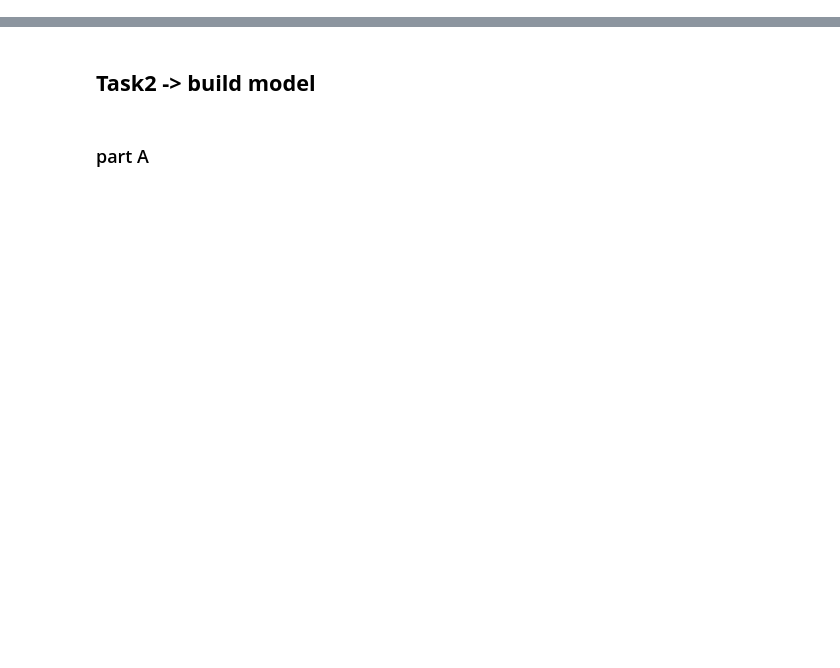
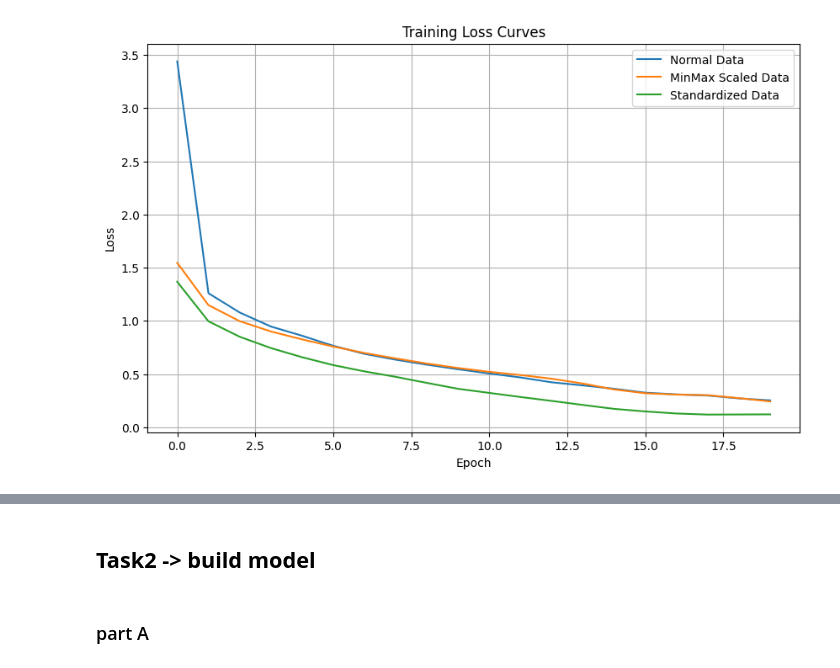
Before and after one commit to Ayman-Ewas/Supervised-Assignment-2-CNN-, a Jupyter notebook: 20230081_20230717_2023_CNN_Assignment.ipynb, the cells around one changed output, grey strips where cells are left out. Cells and saved outputs as stored; diff of their text form; code cells hidden in the pictures; blank space fills up the shorter version.

```diff
--- a/20230081_20230717_2023_CNN_Assignment.ipynb
+++ b/20230081_20230717_2023_CNN_Assignment.ipynb
@@ -87,0 +127,17 @@ def plot_curves(histories, labels, metric='val_accuracy', title='', ylabel=''):
+# %%
+# Standrdiaztion
+from sklearn.preprocessing import StandardScaler
+standard = StandardScaler()
+
+x_train_standard = standard.fit_transform(x_train.reshape(-1, 32*32*3))
+x_val_standard = standard.transform(x_val.reshape(-1, 32*32*3))
+x_test_standard = standard.transform(x_test.reshape(-1, 32*32*3))
+
+# Reshaping
+x_train_standard = x_train_standard.reshape(-1, 32, 32, 3)
+x_val_standard = x_val_standard.reshape(-1, 32, 32, 3)
+x_test_standard = x_test_standard.reshape(-1, 32, 32, 3)
+# %%
+# Training normal data
+model = BaselineCNN()
+history, test_acc, test_loss, elapsed = train_and_evaluate(model, x_train, y_train, x_val, y_val, x_test, y_test)
@@ -87,0 +146,4 @@ def plot_curves(histories, labels, metric='val_accuracy', title='', ylabel=''):
+# %%
+# Training minMax scaled data
+model = BaselineCNN()
+history_minMax, test_acc_minMax, test_loss_minMax, elapsed_minMax = train_and_evaluate(model, x_train_minMax, y_train, x_val_minMax, y_val, x_test_minMax, y_test)
@@ -87,0 +152,4 @@ def plot_curves(histories, labels, metric='val_accuracy', title='', ylabel=''):
+# %%
+# Training standardized data
+model = BaselineCNN()
+history_standard, test_acc_standard, test_loss_standard, elapsed_standard = train_and_evaluate(model, x_train_standard, y_train, x_val_standard, y_val, x_test_standard, y_test)
@@ -87,0 +158,9 @@ def plot_curves(histories, labels, metric='val_accuracy', title='', ylabel=''):
+# %%
+# Plots
+histories = [history, history_minMax, history_standard]
+labels = ['Normal Data', 'MinMax Scaled Data', 'Standardized Data']
+
+# Loss Plots
+plot_curves(histories, labels, metric='loss', title='Training Loss Curves', ylabel='Loss')
+# %% [output]
+[figure, added]
```
Also changed, not shown: parts of 35 cells of this notebook.
